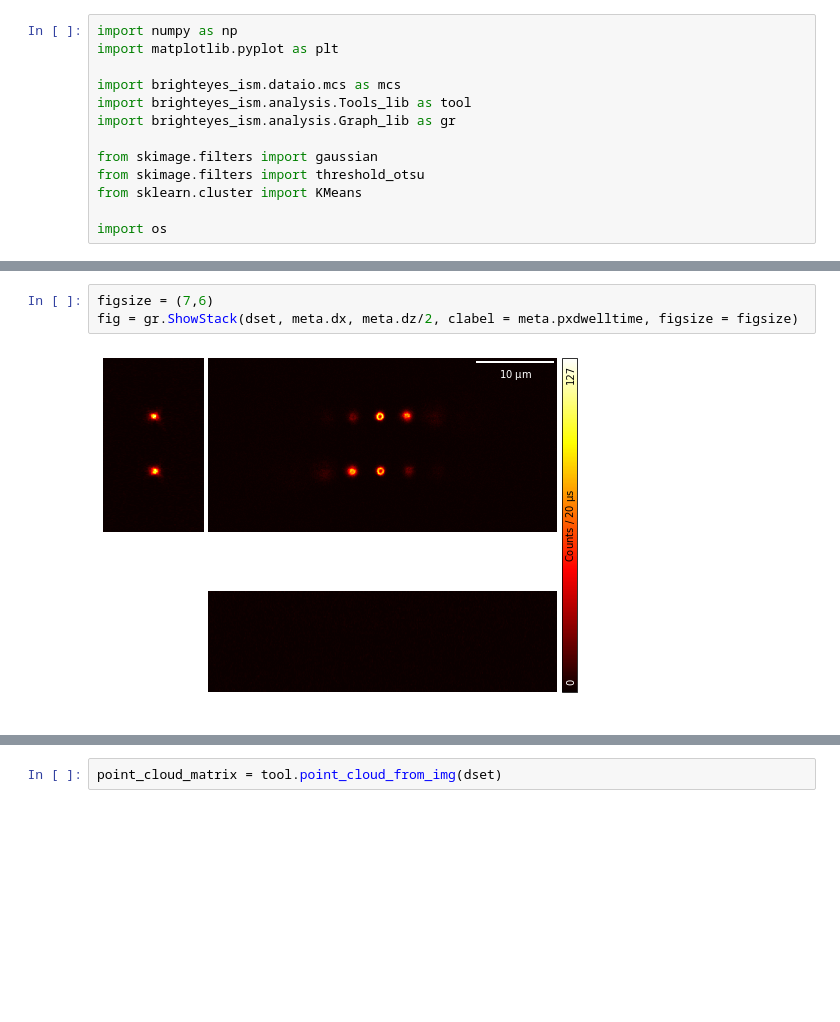
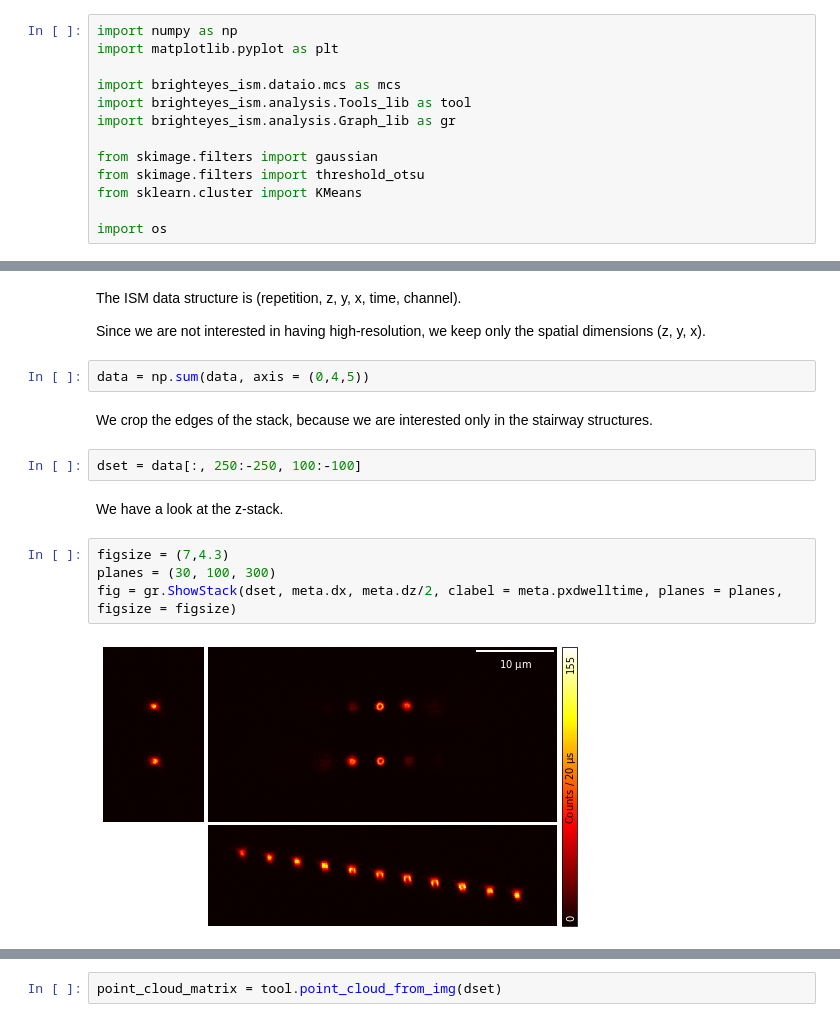
Before and after one commit to Alessandro-Zunino/Calibration_for_microscopy, a Jupyter notebook: zeta_calibration.ipynb, the cells around one changed output, grey strips where cells are left out. Drawn from its saved outputs; the diff is of its cells as text; blank space fills up the shorter version.

```diff
--- a/zeta_calibration.ipynb
+++ b/zeta_calibration.ipynb
@@ -30,5 +55,18 @@ data-17-10-2023-12-31-54.h5
+# %% [markdown]
+The ISM data structure is (repetition, z, y, x, time, channel).
+
+Since we are not interested in having high-resolution, we keep only the spatial dimensions (z, y, x).
+# %%
+data = np.sum(data, axis = (0,4,5))
+# %% [markdown]
+We crop the edges of the stack, because we are interested only in the stairway structures.
+# %%
+dset = data[:, 250:-250, 100:-100]
+# %% [markdown]
+We have a look at the z-stack.
 # %%
-figsize = (7,6)
-fig = gr.ShowStack(dset, meta.dx, meta.dz/2, clabel = meta.pxdwelltime, figsize = figsize)
+figsize = (7,4.3)
+planes = (30, 100, 300)
+fig = gr.ShowStack(dset, meta.dx, meta.dz/2, clabel = meta.pxdwelltime, planes = planes, figsize = figsize)
 # %% [output]
-[figure, old version]
+[figure, new version]
```
Also changed, not shown: parts of 18 cells of this notebook.
